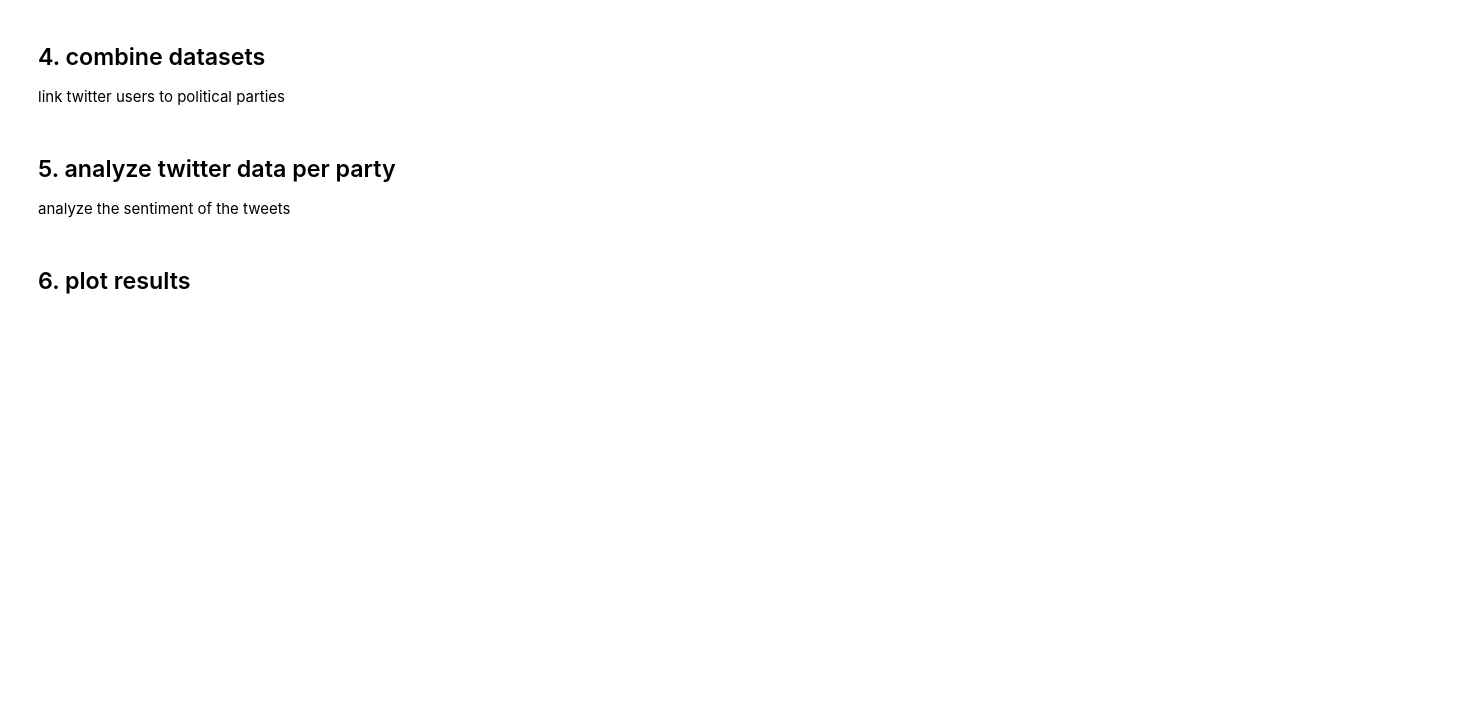
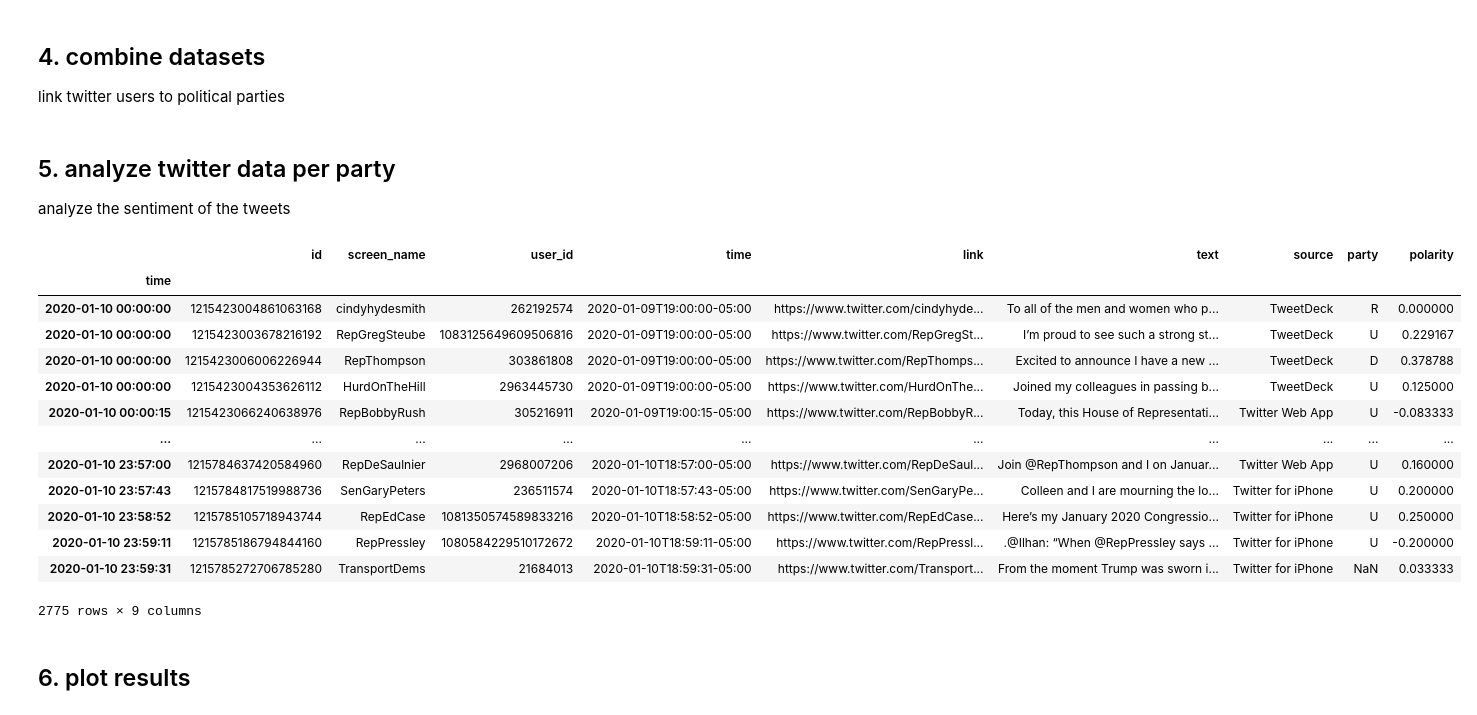
Before and after one commit to MAMBA-python/course-material, a Jupyter notebook: practical_examples/02_data_analysis/03_congress_twitter_analysis/congress_twitter_analysis.ipynb, the cells around one changed output. Cells and saved outputs as stored; diff of their text form; code cells hidden in the pictures; blank space fills up the shorter version.

```diff
--- a/practical_examples/02_data_analysis/03_congress_twitter_analysis/congress_twitter_analysis.ipynb
+++ b/practical_examples/02_data_analysis/03_congress_twitter_analysis/congress_twitter_analysis.ipynb
@@ -42,7 +42,7 @@ plt.style.use('seaborn')
 ## 2. read twitter data <a class="anchor" id="2"></a>
 # %%
 start_date = dt.datetime(2020,1,1)
-end_date   = dt.datetime(2020,12,31)
+end_date   = dt.datetime(2020,1,15) # set for a year to see nicer images
 date_range = pd.date_range(start_date, end_date)
 # %%
 twitter_data = pd.DataFrame()
@@ -90,7 +106,22 @@ twitter_data['polarity'] = twitter_data.text.apply(lambda x: tb.Sentence(x).sent
 #make a new dataframe with only relevant data columns
 twitter_data_rel = twitter_data[['screen_name','party', 'polarity']]
 # %%
-twitter_data.loc['2020-11-02']
+twitter_data.loc['2020-01-10']
+# %% [output]
+|  | id | screen_name | user_id | time | link | text | source | party | polarity |
+| time |  |  |  |  |  |  |  |  |  |
+| 2020-01-10 00:00:00 | 1215423004861063168 | cindyhydesmith | 262192574 | 2020-01-09T19:00:00-05:00 | https://www.twitter.com/cindyhyde... | To all of the men and women who p... | TweetDeck | R | 0.000000 |
+| 2020-01-10 00:00:00 | 1215423003678216192 | RepGregSteube | 1083125649609506816 | 2020-01-09T19:00:00-05:00 | https://www.twitter.com/RepGregSt... | I’m proud to see such a strong st... | TweetDeck | U | 0.229167 |
+| 2020-01-10 00:00:00 | 1215423006006226944 | RepThompson | 303861808 | 2020-01-09T19:00:00-05:00 | https://www.twitter.com/RepThomps... | Excited to announce I have a new ... | TweetDeck | D | 0.378788 |
+| 2020-01-10 00:00:00 | 1215423004353626112 | HurdOnTheHill | 2963445730 | 2020-01-09T19:00:00-05:00 | https://www.twitter.com/HurdOnThe... | Joined my colleagues in passing b... | TweetDeck | U | 0.125000 |
+| 2020-01-10 00:00:15 | 1215423066240638976 | RepBobbyRush | 305216911 | 2020-01-09T19:00:15-05:00 | https://www.twitter.com/RepBobbyR... | Today, this House of Representati... | Twitter Web App | U | -0.083333 |
+| ... | ... | ... | ... | ... | ... | ... | ... | ... | ... |
+| 2020-01-10 23:57:00 | 1215784637420584960 | RepDeSaulnier | 2968007206 | 2020-01-10T18:57:00-05:00 | https://www.twitter.com/RepDeSaul... | Join @RepThompson and I on Januar... | Twitter Web App | U | 0.160000 |
+| 2020-01-10 23:57:43 | 1215784817519988736 | SenGaryPeters | 236511574 | 2020-01-10T18:57:43-05:00 | https://www.twitter.com/SenGaryPe... | Colleen and I are mourning the lo... | Twitter for iPhone | U | 0.200000 |
+| 2020-01-10 23:58:52 | 1215785105718943744 | RepEdCase | 1081350574589833216 | 2020-01-10T18:58:52-05:00 | https://www.twitter.com/RepEdCase... | Here’s my January 2020 Congressio... | Twitter for iPhone | U | 0.250000 |
+| 2020-01-10 23:59:11 | 1215785186794844160 | RepPressley | 1080584229510172672 | 2020-01-10T18:59:11-05:00 | https://www.twitter.com/RepPressl... | .@Ilhan: “When @RepPressley says ... | Twitter for iPhone | U | -0.200000 |
+| 2020-01-10 23:59:31 | 1215785272706785280 | TransportDems | 21684013 | 2020-01-10T18:59:31-05:00 | https://www.twitter.com/Transport... | From the moment Trump was sworn i... | Twitter for iPhone | NaN | 0.033333 |
+2775 rows × 9 columns
 # %%
 # write to pickle
 with open(r'data\processed_twitter_data.pickle', 'wb') as pfile:
```
Also changed, not shown: parts of 5 cells of this notebook.
